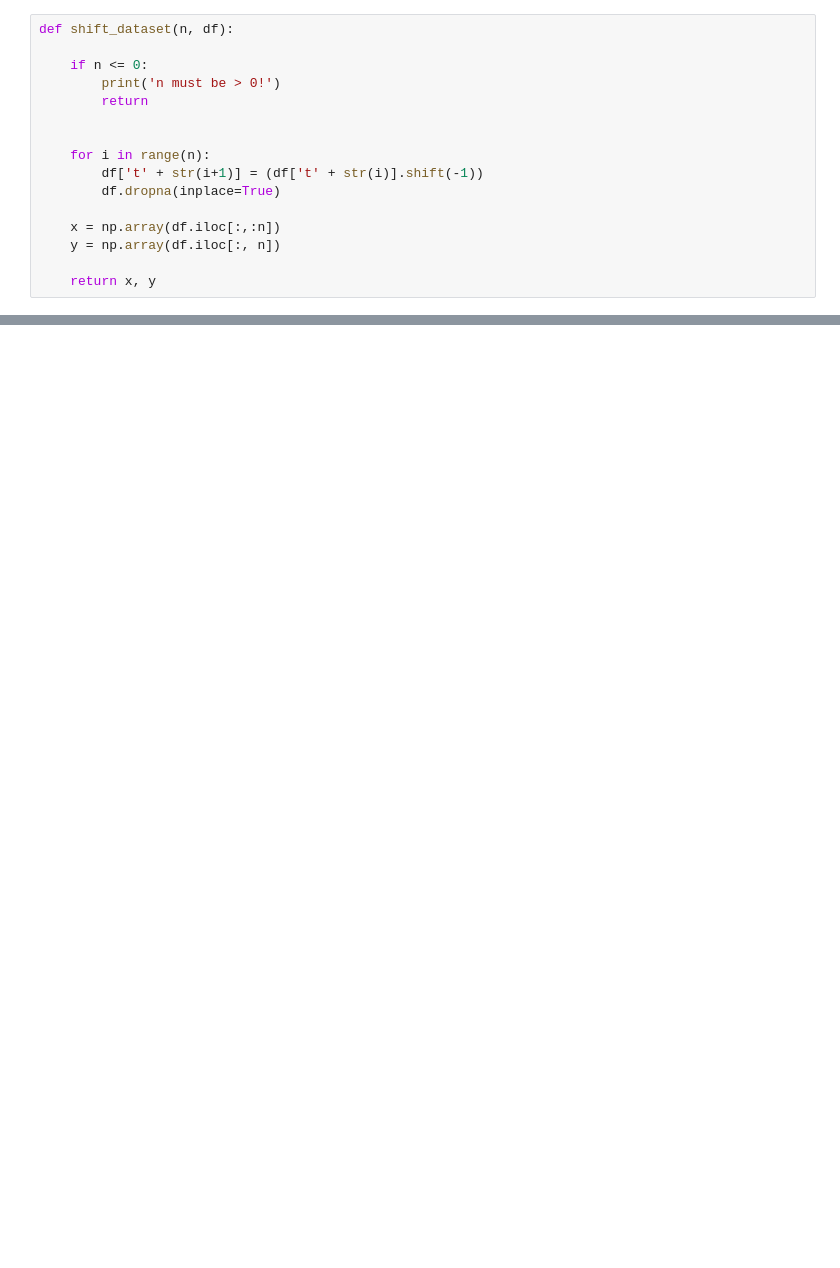
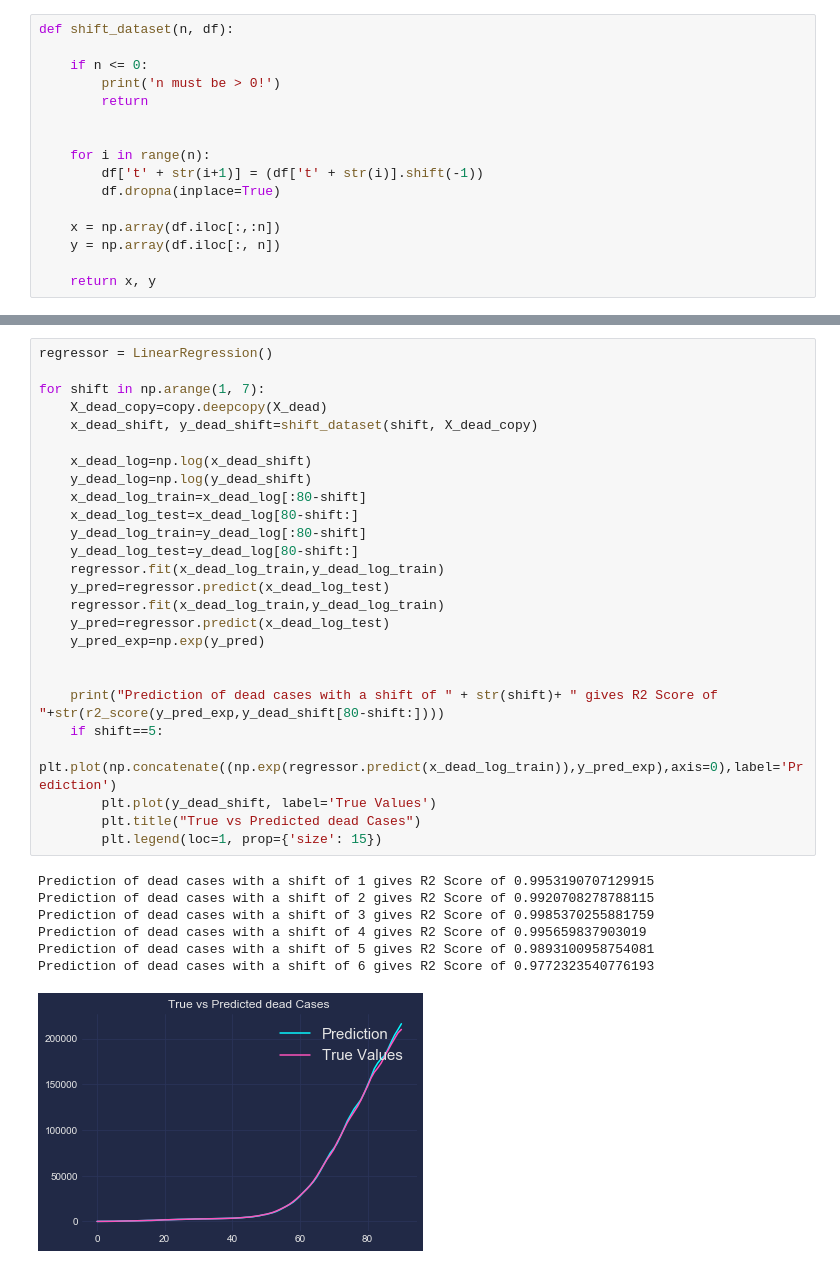
Before and after one commit to nlucian/covid19, a Jupyter notebook: BigDataProject_final.ipynb, the cells around one changed output, grey strips where cells are left out. Drawn from its saved outputs; the diff is of its cells as text; blank space fills up the shorter version.

```diff
--- a/BigDataProject_final.ipynb
+++ b/BigDataProject_final.ipynb
@@ -717,0 +805,34 @@ y_dead shape: (103,)
+# %%
+regressor = LinearRegression()
+
+for shift in np.arange(1, 7):
+    X_dead_copy=copy.deepcopy(X_dead)
+    x_dead_shift, y_dead_shift=shift_dataset(shift, X_dead_copy)
+
+    x_dead_log=np.log(x_dead_shift)
+    y_dead_log=np.log(y_dead_shift)
+    x_dead_log_train=x_dead_log[:80-shift]
+    x_dead_log_test=x_dead_log[80-shift:]
+    y_dead_log_train=y_dead_log[:80-shift]
+    y_dead_log_test=y_dead_log[80-shift:]
+    regressor.fit(x_dead_log_train,y_dead_log_train)
+    y_pred=regressor.predict(x_dead_log_test)
+    regressor.fit(x_dead_log_train,y_dead_log_train)
+    y_pred=regressor.predict(x_dead_log_test)
+    y_pred_exp=np.exp(y_pred)
+
+
+    print("Prediction of dead cases with a shift of " + str(shift)+ " gives R2 Score of "+str(r2_score(y_pred_exp,y_dead_shift[80-shift:])))
+    if shift==5:
+        plt.plot(np.concatenate((np.exp(regressor.predict(x_dead_log_train)),y_pred_exp),axis=0),label='Prediction')
+        plt.plot(y_dead_shift, label='True Values')
+        plt.title("True vs Predicted dead Cases")
+        plt.legend(loc=1, prop={'size': 15})
+# %% [output]
+Prediction of dead cases with a shift of 1 gives R2 Score of 0.9953190707129915
+Prediction of dead cases with a shift of 2 gives R2 Score of 0.9920708278788115
+Prediction of dead cases with a shift of 3 gives R2 Score of 0.9985370255881759
+Prediction of dead cases with a shift of 4 gives R2 Score of 0.995659837903019
+Prediction of dead cases with a shift of 5 gives R2 Score of 0.9893100958754081
+Prediction of dead cases with a shift of 6 gives R2 Score of 0.9772323540776193
+[figure, added]
```
Also changed, not shown: parts of 23 cells of this notebook.
